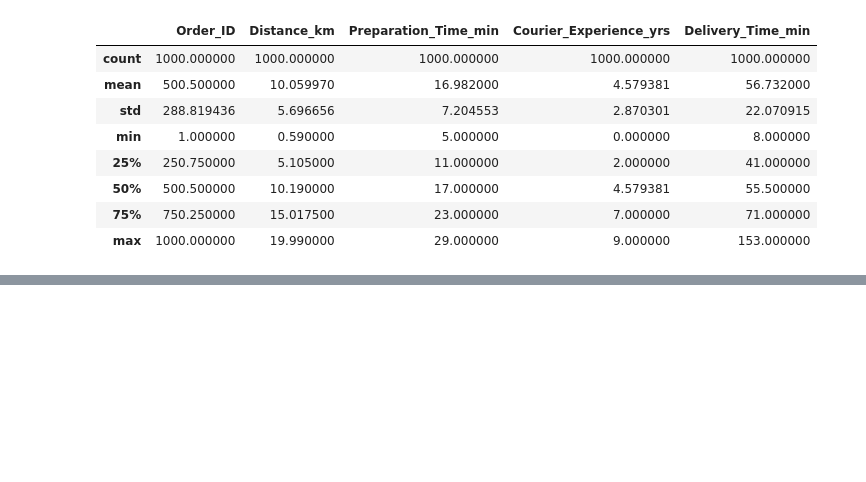
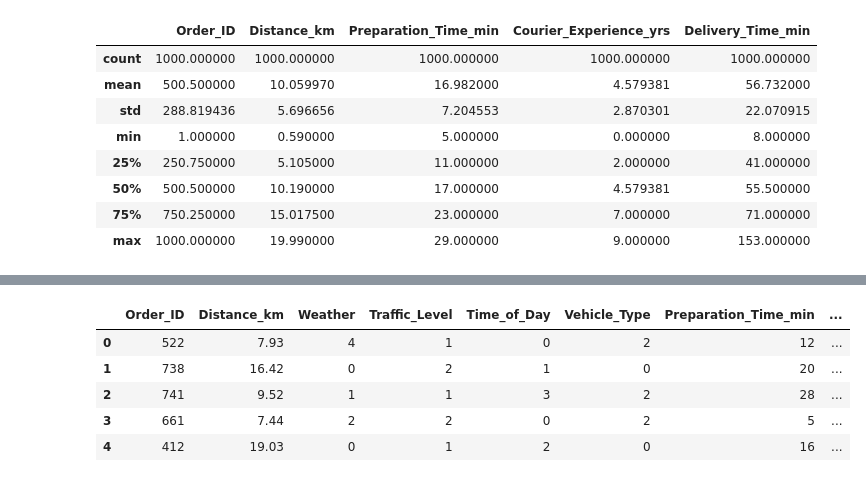
Before and after one commit to manalfarouq/Prediction-du-Temps-de-Livraison, a Jupyter notebook: notebooks/main.ipynb, the cells around one changed output, grey strips where cells are left out. Cells and saved outputs as stored; diff of their text form; code cells hidden in the pictures; blank space fills up the shorter version.

```diff
--- a/notebooks/main.ipynb
+++ b/notebooks/main.ipynb
@@ -154,0 +193,12 @@ plt.show()
+# %%
+# Encoder toutes les colonnes catégorielles
+df_encoded = encode_categorical(df)
+
+df_encoded.head()
+# %% [output]
+|  | Order_ID | Distance_km | Weather | Traffic_Level | Time_of_Day | Vehicle_Type | Preparation_Time_min | ... |
+| 0 | 522 | 7.93 | 4 | 1 | 0 | 2 | 12 | ... |
+| 1 | 738 | 16.42 | 0 | 2 | 1 | 0 | 20 | ... |
+| 2 | 741 | 9.52 | 1 | 1 | 3 | 2 | 28 | ... |
+| 3 | 661 | 7.44 | 2 | 2 | 0 | 2 | 5 | ... |
+| 4 | 412 | 19.03 | 0 | 1 | 2 | 0 | 16 | ... |
```
Also changed, not shown: parts of 5 cells of this notebook, 1 other file.
